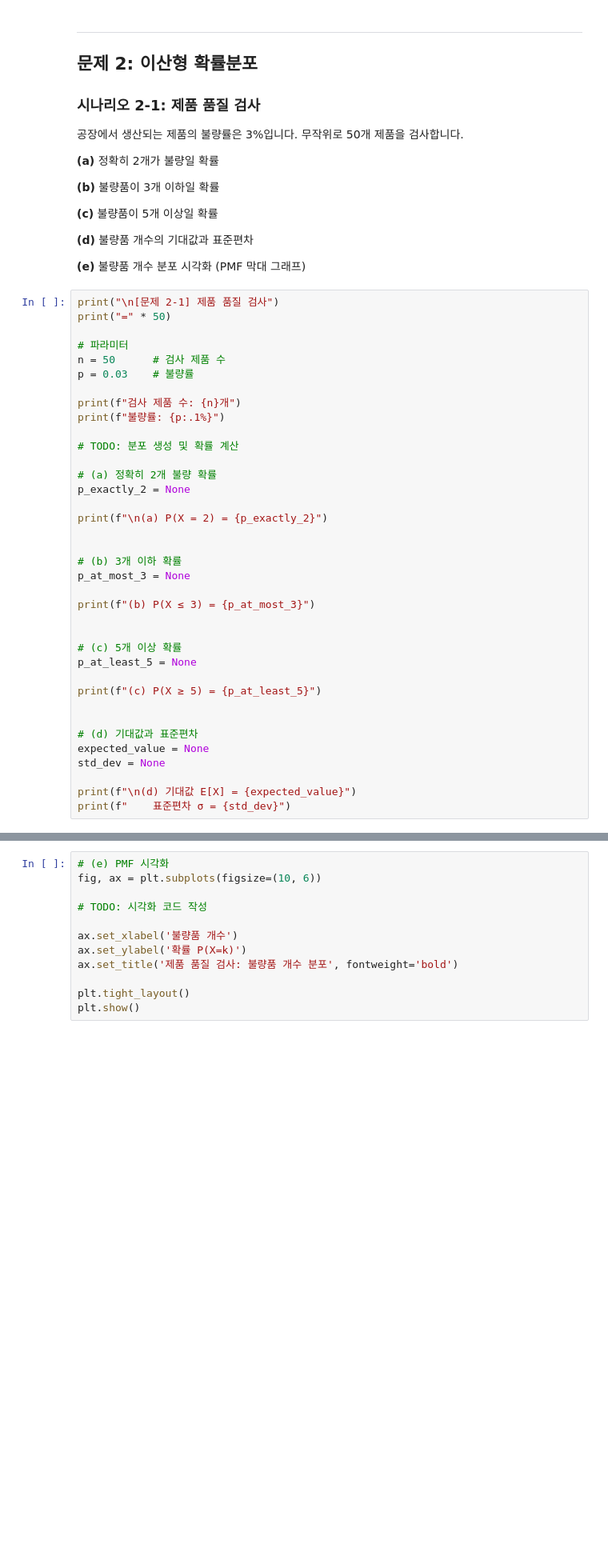
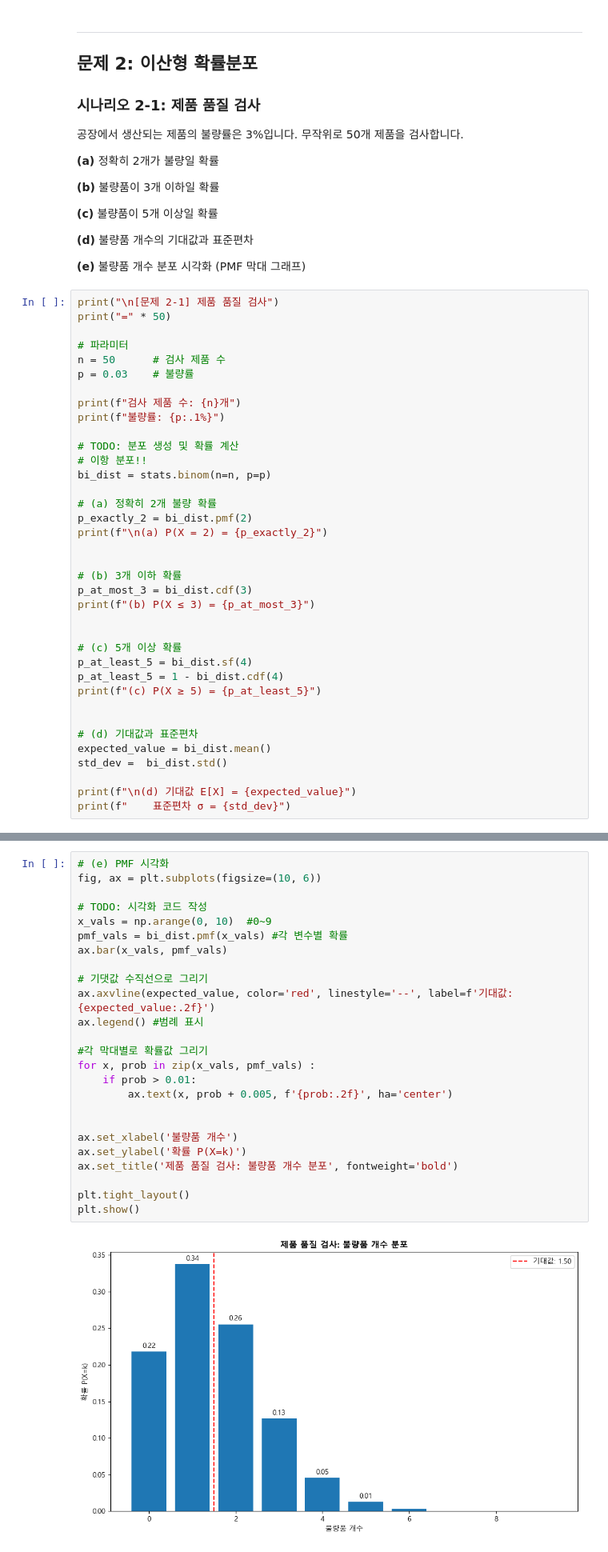
Before and after one commit to SeolMuah/statistics-practice-python, a Jupyter notebook: practice_02_assignment.ipynb, the cells around one changed output, grey strips where cells are left out. Shown at 80% size. Cells and saved outputs as stored; diff of their text form; blank space fills up the shorter version.

```diff
--- a/practice_02_assignment.ipynb
+++ b/practice_02_assignment.ipynb
@@ -193,28 +218,28 @@ print(f"검사 제품 수: {n}개")
 print(f"불량률: {p:.1%}")
 
 # TODO: 분포 생성 및 확률 계산
+# 이항 분포!!
+bi_dist = stats.binom(n=n, p=p)
 
 # (a) 정확히 2개 불량 확률
-p_exactly_2 = None
-
+p_exactly_2 = bi_dist.pmf(2)
 print(f"\n(a) P(X = 2) = {p_exactly_2}")
 
 
 # (b) 3개 이하 확률
-p_at_most_3 = None
-
+p_at_most_3 = bi_dist.cdf(3)
 print(f"(b) P(X ≤ 3) = {p_at_most_3}")
 
 
 # (c) 5개 이상 확률
-p_at_least_5 = None
-
+p_at_least_5 = bi_dist.sf(4)
+p_at_least_5 = 1 - bi_dist.cdf(4)
 print(f"(c) P(X ≥ 5) = {p_at_least_5}")
 
 
 # (d) 기대값과 표준편차
-expected_value = None
-std_dev = None
+expected_value = bi_dist.mean()
+std_dev =  bi_dist.std()
 
 print(f"\n(d) 기대값 E[X] = {expected_value}")
 print(f"    표준편차 σ = {std_dev}")
@@ -221,15 +258,30 @@ print(f"    표준편차 σ = {std_dev}")
 # %%
 # (e) PMF 시각화
 fig, ax = plt.subplots(figsize=(10, 6))
 
 # TODO: 시각화 코드 작성
+x_vals = np.arange(0, 10)  #0~9
+pmf_vals = bi_dist.pmf(x_vals) #각 변수별 확률
+ax.bar(x_vals, pmf_vals)
+
+# 기댓값 수직선으로 그리기
+ax.axvline(expected_value, color='red', linestyle='--', label=f'기대값: {expected_value:.2f}')
+ax.legend() #범례 표시
+
+#각 막대별로 확률값 그리기
+for x, prob in zip(x_vals, pmf_vals) :
+    if prob > 0.01:
+        ax.text(x, prob + 0.005, f'{prob:.2f}', ha='center')
+
 
 ax.set_xlabel('불량품 개수')
 ax.set_ylabel('확률 P(X=k)')
 ax.set_title('제품 품질 검사: 불량품 개수 분포', fontweight='bold')
 
 plt.tight_layout()
 plt.show()
+# %% [output]
+[figure, added]
 # %% [markdown]
 ### 시나리오 2-2: 고객 서비스 센터
 
```
Also changed, not shown: parts of 9 cells of this notebook, 2 other files.
